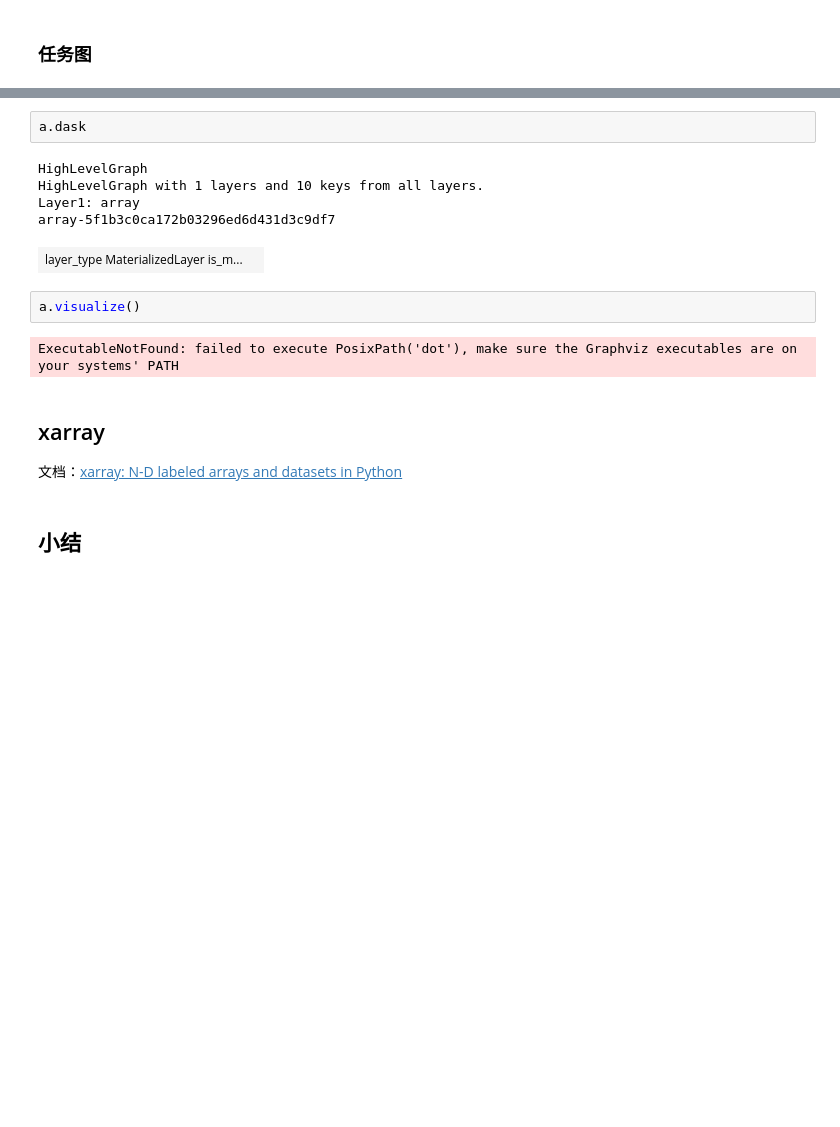
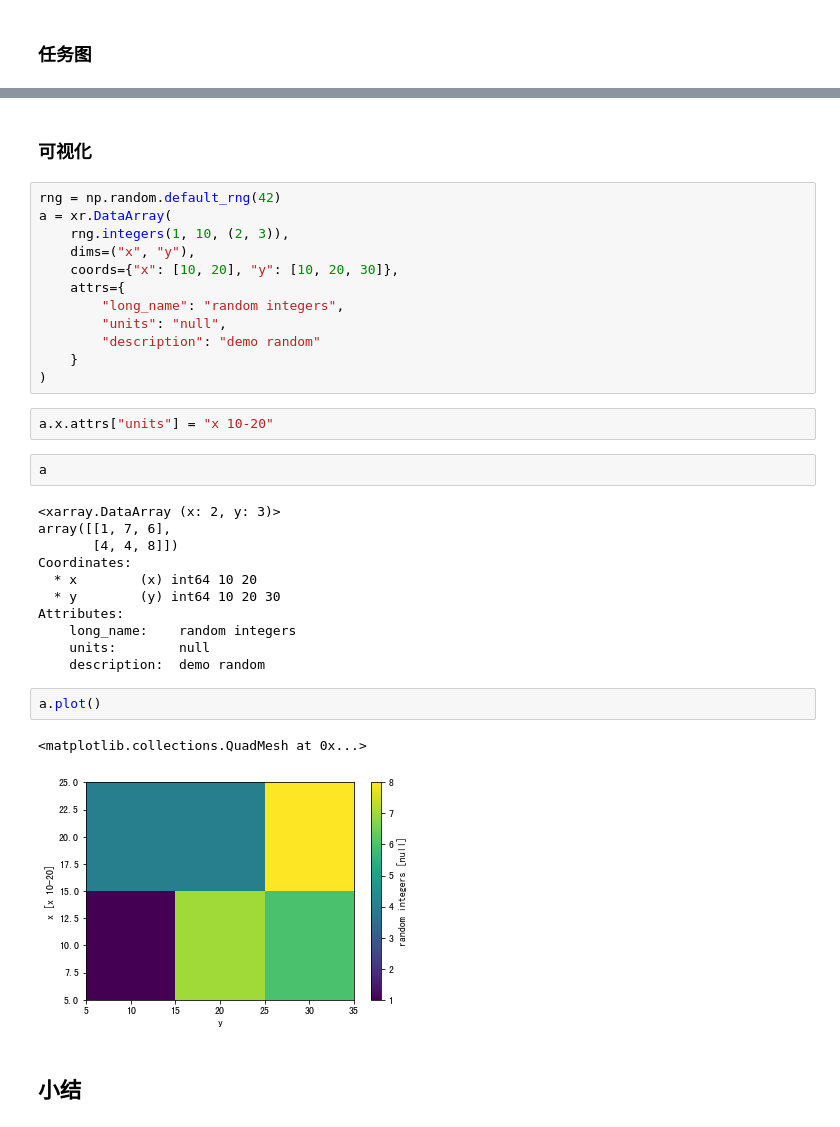
Before and after one commit to datawhalechina/powerful-numpy, a Jupyter notebook: src/skilled/ch06-morethan_numpy.ipynb, the cells around one changed output, grey strips where cells are left out. Drawn from its saved outputs; the diff is of its cells as text; blank space fills up the shorter version.

```diff
--- a/src/skilled/ch06-morethan_numpy.ipynb
+++ b/src/skilled/ch06-morethan_numpy.ipynb
@@ -1294,19 +1825,37 @@ a
+# %% [markdown]
+### 可视化
+# %%
+rng = np.random.default_rng(42)
+a = xr.DataArray(
+    rng.integers(1, 10, (2, 3)),
+    dims=("x", "y"),
+    coords={"x": [10, 20], "y": [10, 20, 30]},
+    attrs={
+        "long_name": "random integers",
+        "units": "null",
+        "description": "demo random"
+    }
+)
+# %%
+a.x.attrs["units"] = "x 10-20"
 # %%
-a.dask
+a
 # %% [output]
-HighLevelGraph
-HighLevelGraph with 1 layers and 10 keys from all layers.
-Layer1: array
-array-5f1b3c0ca172b03296ed6d431d3c9df7
+<xarray.DataArray (x: 2, y: 3)>
+array([[1, 7, 6],
+       [4, 4, 8]])
+Coordinates:
+  * x        (x) int64 10 20
+  * y        (y) int64 10 20 30
+Attributes:
+    long_name:    random integers
+    units:        null
+    description:  demo random
-| layer_type MaterializedLayer is_m... |  |
 # %%
-a.visualize()
+a.plot()
 # %% [output]
-ExecutableNotFound: failed to execute PosixPath('dot'), make sure the Graphviz executables are on your systems' PATH
+<matplotlib.collections.QuadMesh at 0x...>
+[figure, added]
-# %% [markdown]
-## xarray
-
-文档：[xarray: N-D labeled arrays and datasets in Python](https://xarray.pydata.org/en/stable/index.html)
 # %% [markdown]
 ## 小结
 # %% [markdown]
```
Also changed, not shown: parts of 102 cells of this notebook, 1 other file.
